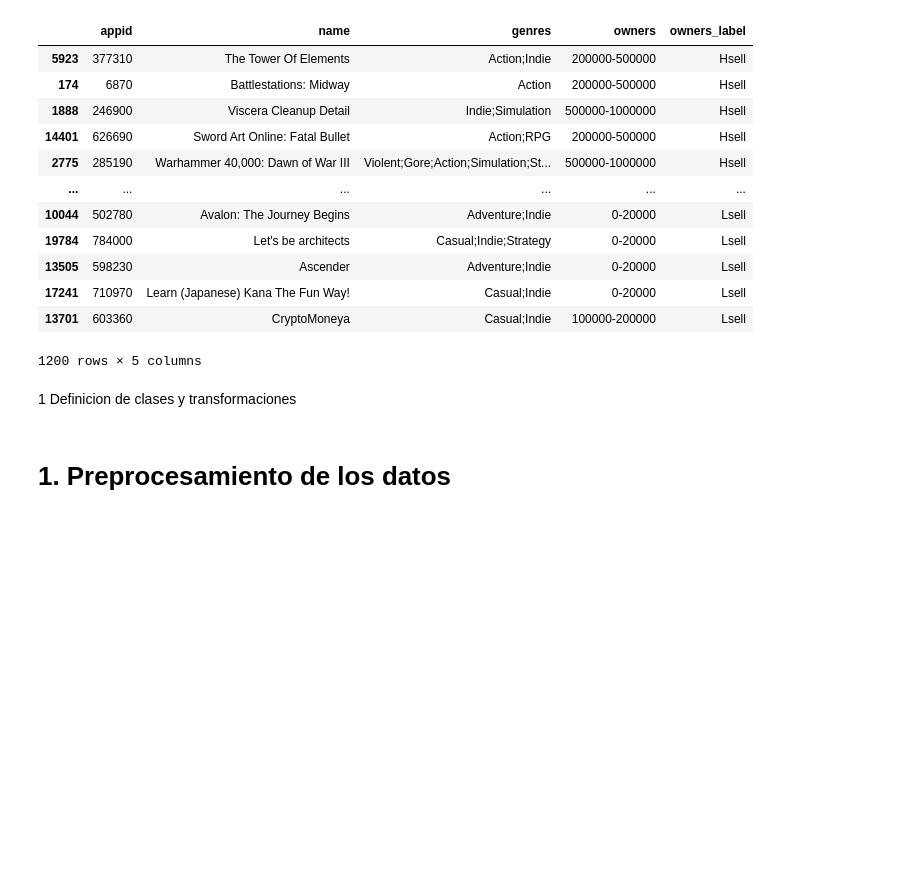
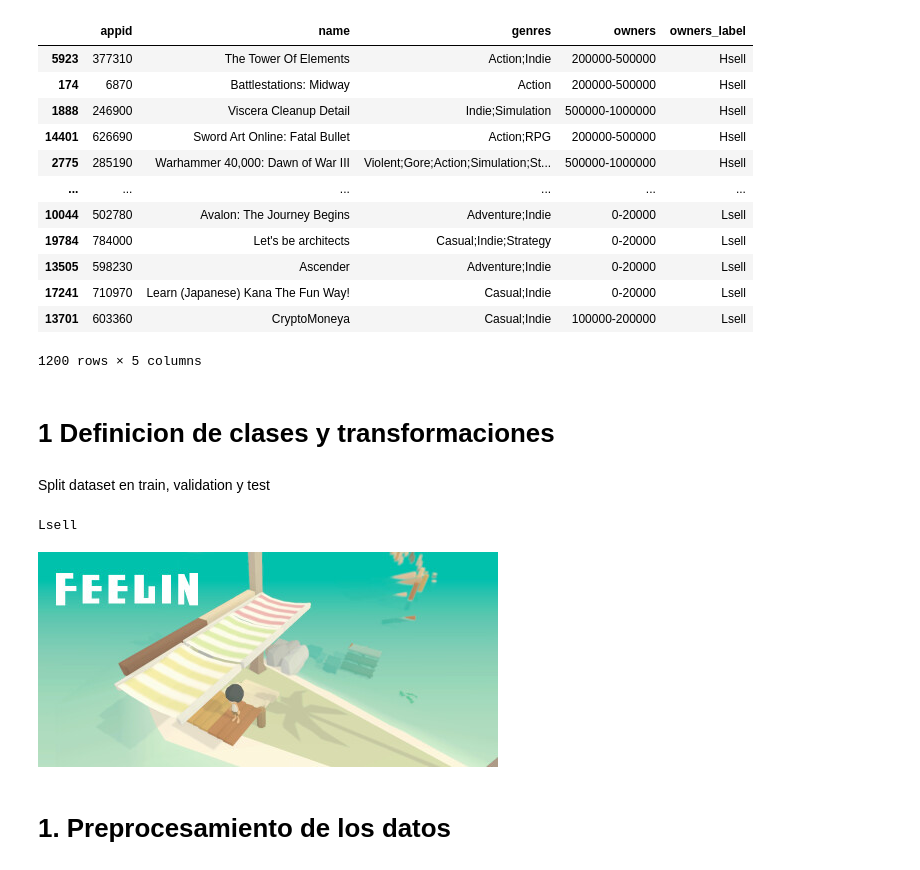
Before and after one commit to hectorjimenez12/CC5205_Proyecto, a Jupyter notebook: Hito3_CNN+.ipynb, the cells around one changed output. Drawn from its saved outputs; the diff is of its cells as text; code cells hidden in the pictures; blank space fills up the shorter version.

```diff
--- a/Hito3_CNN+.ipynb
+++ b/Hito3_CNN+.ipynb
@@ -70,7 +70,7 @@ for i in dfsample.appid:
   list_img.append(Image.open('header.jpg'))
   !rm header.jpg
 # %% [markdown]
-1 Definicion de clases y transformaciones
+# 1 Definicion de clases y transformaciones
 # %%
 class GamesDataset(torch.utils.data.Dataset):
   def __init__(self, dataX, dataY, transform):
@@ -101,6 +101,19 @@ transforms = transforms.Compose([transforms.Resize(256),
                     transforms.CenterCrop(224),
                     transforms. ToTensor(),
                     transforms.Normalize(mean=[0.485, 0.456, 0.406],std=[0.229, 0.224, 0.225])])
+# %% [markdown]
+Split dataset en train, validation y test
+# %%
+from sklearn.model_selection import train_test_split
+ylabel = list(dfsample['owners_label'])
+X_train, X_test, Y_train, Y_test = train_test_split(list_img, ylabel, test_size = 0.2, stratify = ylabel , random_state=seed)
+X_train, X_val , Y_train, Y_val  = train_test_split(X_train, Y_train, test_size=10/80, stratify= Y_train, random_state=seed)
+# %%
+print(Y_train[33])
+X_train[33]
+# %% [output]
+Lsell
+[figure, added]
 # %% [markdown]
 # 1. Preprocesamiento de los datos
 # %% [markdown]
```
